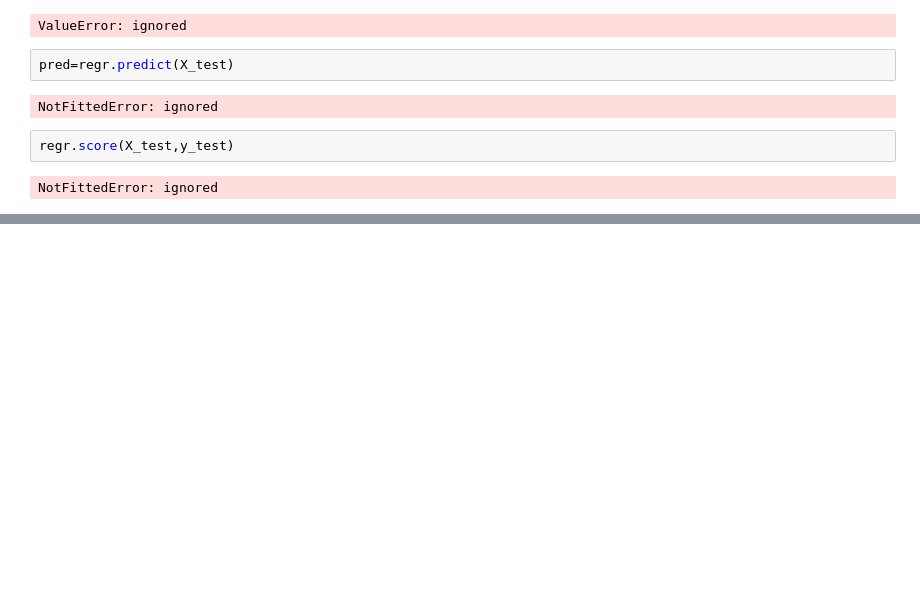
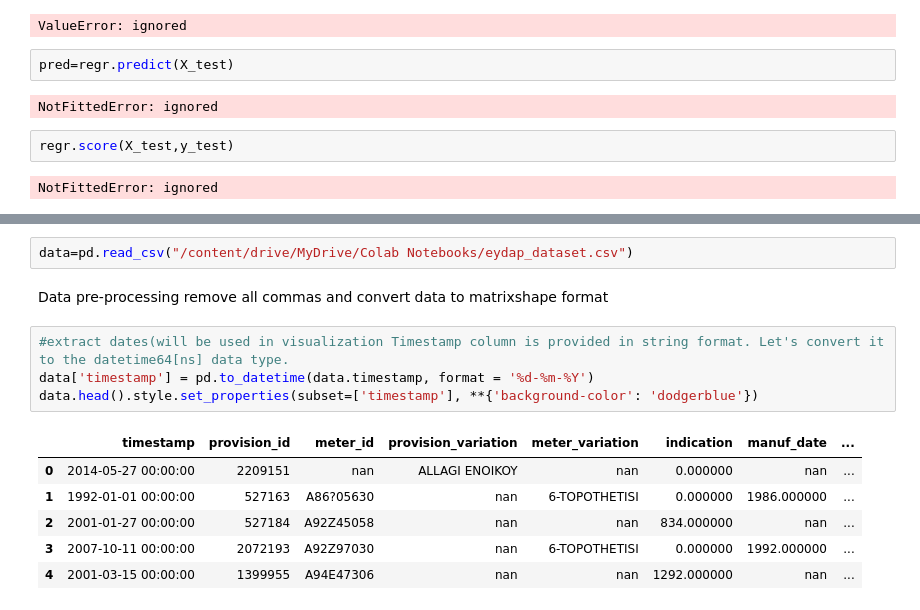
Before and after one commit to geomyll33/Beautez, a Jupyter notebook: EYDAP_challenge.ipynb, the cells around one changed output, grey strips where cells are left out. Cells and saved outputs as stored; diff of their text form; blank space fills up the shorter version.

Commit message:
Δημιουργήθηκε με το Colaboratory

```diff
--- a/EYDAP_challenge.ipynb
+++ b/EYDAP_challenge.ipynb
@@ -113,0 +128,16 @@ NotFittedError: ignored
+# %%
+data=pd.read_csv("/content/drive/MyDrive/Colab Notebooks/eydap_dataset.csv")
+# %% [markdown]
+Data pre-processing
+remove all commas and convert data to matrixshape format
+# %%
+#extract dates(will be used in visualization Timestamp column is provided in string format. Let's convert it to the datetime64[ns] data type.
+data['timestamp'] = pd.to_datetime(data.timestamp, format = '%d-%m-%Y')
+data.head().style.set_properties(subset=['timestamp'], **{'background-color': 'dodgerblue'})
+# %% [output]
+|  | timestamp | provision_id | meter_id | provision_variation | meter_variation | indication | manuf_date | ... |
+| 0 | 2014-05-27 00:00:00 | 2209151 | nan | ALLAGI ENOIKOY | nan | 0.000000 | nan | ... |
+| 1 | 1992-01-01 00:00:00 | 527163 | A86?05630 | nan | 6-TOPOTHETISI | 0.000000 | 1986.000000 | ... |
+| 2 | 2001-01-27 00:00:00 | 527184 | A92Z45058 | nan | nan | 834.000000 | nan | ... |
+| 3 | 2007-10-11 00:00:00 | 2072193 | A92Z97030 | nan | 6-TOPOTHETISI | 0.000000 | 1992.000000 | ... |
+| 4 | 2001-03-15 00:00:00 | 1399955 | A94E47306 | nan | nan | 1292.000000 | nan | ... |
```
Also changed, not shown: parts of 3 cells of this notebook.
